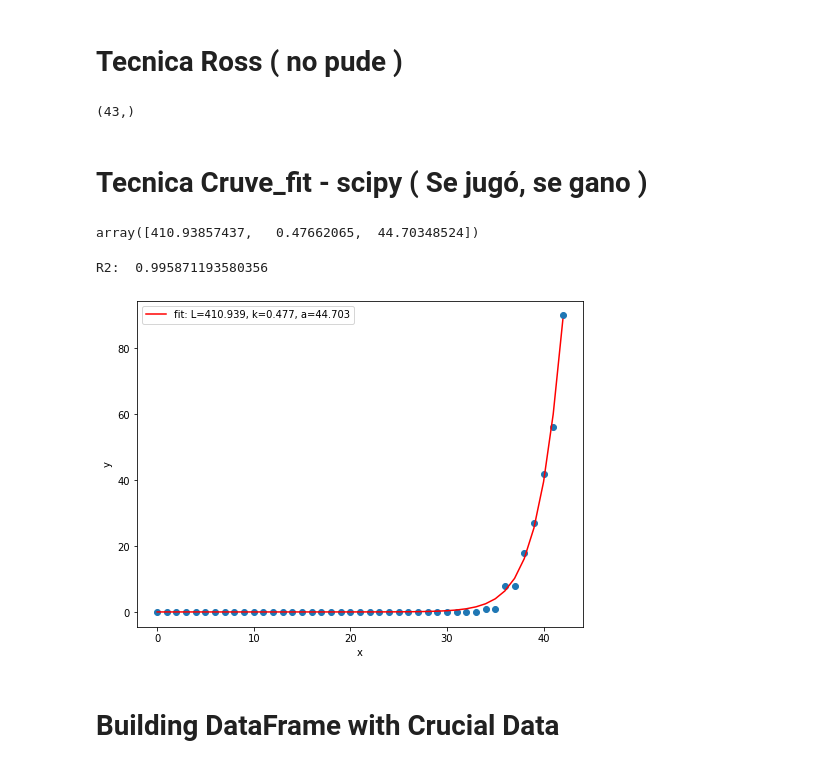
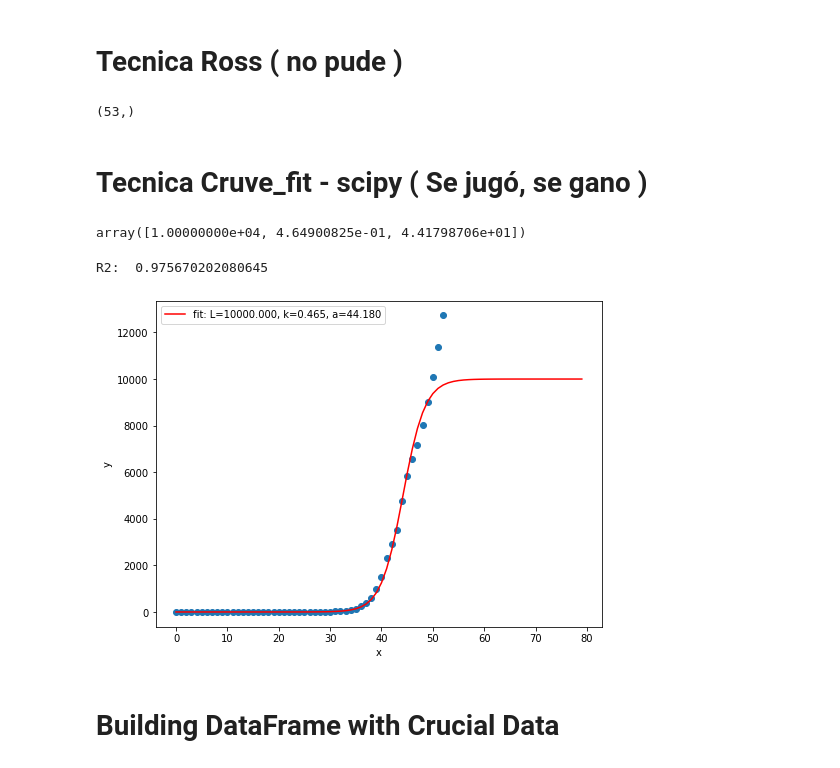
Before and after one commit to juliocrn94/CoronaVirus_ML, a Jupyter notebook: Part1.ipynb, the cells around one changed output. Saved outputs shown, nothing was run; the diff lists cells and outputs as text; code cells hidden in the pictures.

```diff
--- a/Part1.ipynb
+++ b/Part1.ipynb
@@ -37,17 +37,17 @@ conf_df.head()
 
 # With Regions
 
-conf_df['location'] = np.where(conf_df['Country/Region']=='Mainland China', 'Ch-'+ conf_df['Province/State'],conf_df['Country/Region'])
+conf_df['location'] = np.where(conf_df['Country/Region']=='China', 'Ch-'+ conf_df['Province/State'],conf_df['Country/Region'])
 conf_df = conf_df.groupby('location').sum().drop(['Lat','Long'],axis=1)
 conf_df = conf_df.sort_values(by=[conf_df.columns[-1]], ascending=False)
 conf_ts = conf_df.T
 
-death_df['location'] = np.where(death_df['Country/Region']=='Mainland China', 'Ch-'+ death_df['Province/State'],death_df['Country/Region'])
+death_df['location'] = np.where(death_df['Country/Region']=='China', 'Ch-'+ death_df['Province/State'],death_df['Country/Region'])
 death_df = death_df.groupby('location').sum().drop(['Lat','Long'],axis=1)
 death_df = death_df.sort_values(by=[death_df.columns[-1]], ascending=False)
 death_ts = death_df.T
 
-recov_df['location'] = np.where(recov_df['Country/Region']=='Mainland China', 'Ch-'+ recov_df['Province/State'],recov_df['Country/Region'])
+recov_df['location'] = np.where(recov_df['Country/Region']=='China', 'Ch-'+ recov_df['Province/State'],recov_df['Country/Region'])
 recov_df = recov_df.groupby('location').sum().drop(['Lat','Long'],axis=1)
 recov_df = recov_df.sort_values(by=[recov_df.columns[-1]], ascending=False)
 recov_ts = recov_df.T
@@ -230,7 +230,7 @@ for count, axn in enumerate(ax_lst):
 # %%
 conf_ts['Iran'].shape
 # %% [output]
-(43,)
+(53,)
 # %% [markdown]
 # Tecnica Cruve_fit - scipy  ( Se jugó, se gano )
 # %%
@@ -238,9 +238,9 @@ from scipy.optimize import curve_fit
 from sklearn.metrics import r2_score
 
 # Len = 41
-x = np.arange(len(conf_ts['South Korea']))
+x = np.arange(len(conf_ts['Korea, South']))
 #y = conf_ts['Ch-Anhui'].values
-#y = conf_ts['Iran'].values
+y = conf_ts['Iran'].values
 #y = conf_ts['Ch-Henan'].values
 #y = conf_ts['Ch-Hubei'].values
 #y = conf_ts['South Korea'].values
@@ -260,7 +260,7 @@ x = np.arange(len(conf_ts['South Korea']))
 #y = conf_ts['Kuwait'].values
 #y = conf_ts['Ch-Inner Mongolia'].values
 #y = conf_ts['Ch-Jilin'].values
-y = conf_ts['Switzerland'].values
+#y = conf_ts['Switzerland'].values
 
 
 
@@ -273,23 +273,23 @@ def func(x, L, k, a):
 
 # Limitar: 0 < L < 100,000 ;  0 < k < 1 ;  0 < a < 50
 # %%
-popt, pcov = curve_fit(func, x, y, bounds=(0, [90000, 1, 100]))
+popt, pcov = curve_fit(func, x, y, bounds=(0, [10000, 1, 100]))
 popt
 # %% [output]
-array([410.93857437,   0.47662065,  44.70348524])
+array([1.00000000e+04, 4.64900825e-01, 4.41798706e+01])
 # %%
 fig = plt.figure(figsize=(8,6))
 plt.scatter(x,y)
-x2 = np.arange(50)
-plt.plot(x, func(x, *popt), 'r-', label='fit: L=%5.3f, k=%5.3f, a=%5.3f' % tuple(popt))
+x2 = np.arange(80)
+plt.plot(x2, func(x2, *popt), 'r-', label='fit: L=%5.3f, k=%5.3f, a=%5.3f' % tuple(popt))
 plt.xlabel('x')
 plt.ylabel('y')
 plt.legend()
 r2 = r2_score(y, func(x, *popt))
 print('R2: ',r2)
 # %% [output]
-R2:  0.995871193580356
+R2:  0.975670202080645
-[figure, old version]
+[figure, new version]
 # %% [markdown]
 # Building DataFrame with Crucial Data
 # %%
```
Also changed, not shown: parts of 11 cells of this notebook, 2 other files.
